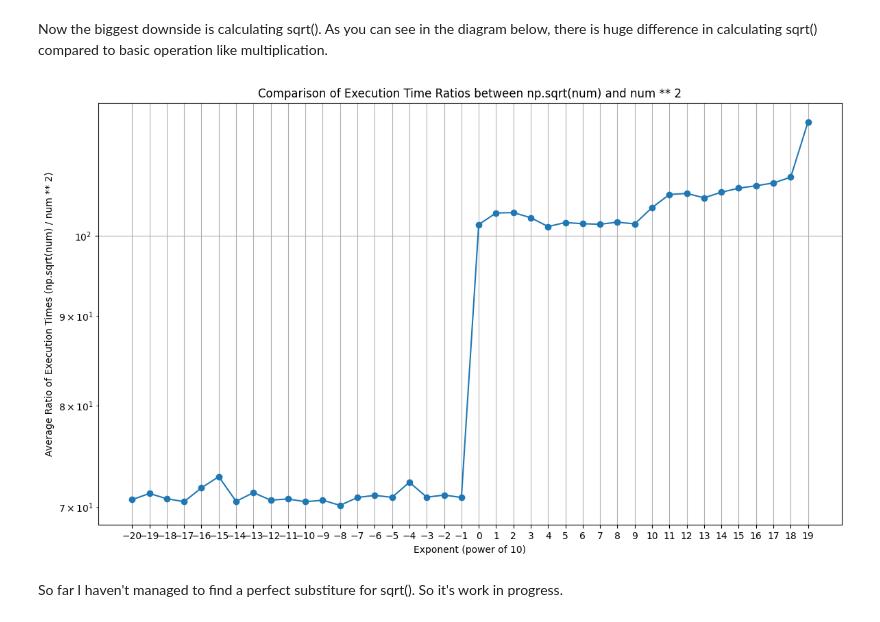
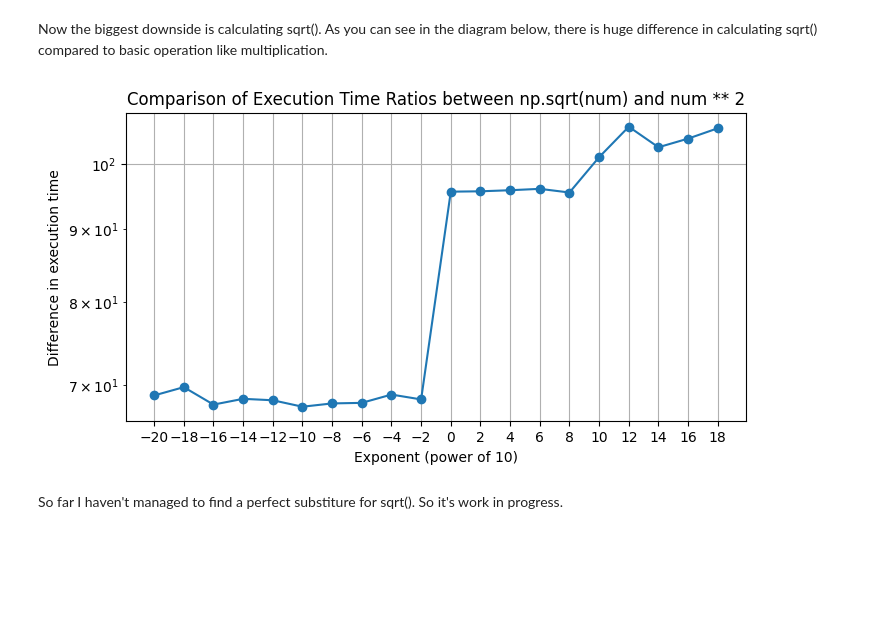
Before and after one commit to haglauerpatryk/Projects, a Jupyter notebook: planet/computation_optimalization.ipynb, the cells around one changed output. Drawn from its saved outputs; the diff is of its cells as text; code cells hidden in the pictures; blank space fills up the shorter version.

```diff
--- a/planet/computation_optimalization.ipynb
+++ b/planet/computation_optimalization.ipynb
@@ -391,7 +446,7 @@ Now the biggest downside is calculating sqrt(). As you can see in the diagram be
 # %%
 ratios_avg = []
 
-for exp in range(-20, 20):
+for exp in range(-20, 20, 2):
     num = 10 ** exp
     num_iterations = 100
     ratios = []
@@ -407,16 +462,16 @@ for exp in range(-20, 20):
     avg_ratio = np.mean(ratios)
     ratios_avg.append(avg_ratio)
 # %%
-plt.figure(figsize=(14, 8))
-plt.plot(range(-20, 20), ratios_avg, marker='o', linestyle='-')
+plt.figure(figsize=(8, 4))
+plt.plot(range(-20, 20, 2), ratios_avg, marker='o', linestyle='-')
 plt.title('Comparison of Execution Time Ratios between np.sqrt(num) and num ** 2')
 plt.xlabel('Exponent (power of 10)')
-plt.ylabel('Average Ratio of Execution Times (np.sqrt(num) / num ** 2)')
+plt.ylabel('Difference in execution time')
 plt.grid(True)
 plt.yscale('log')
-plt.xticks(range(-20, 20))
+plt.xticks(range(-20, 20, 2))
 plt.show()
 # %% [output]
-[figure, old version]
+[figure, new version]
 # %% [markdown]
 So far I haven't managed to find a perfect substiture for sqrt(). So it's work in progress.
```
Also changed, not shown: parts of 9 cells of this notebook.
